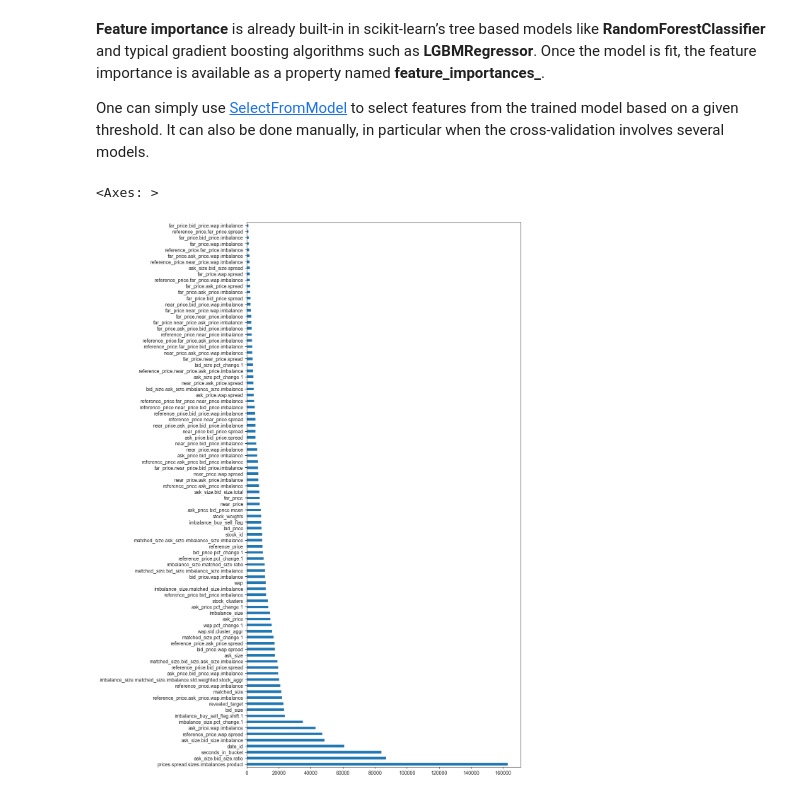
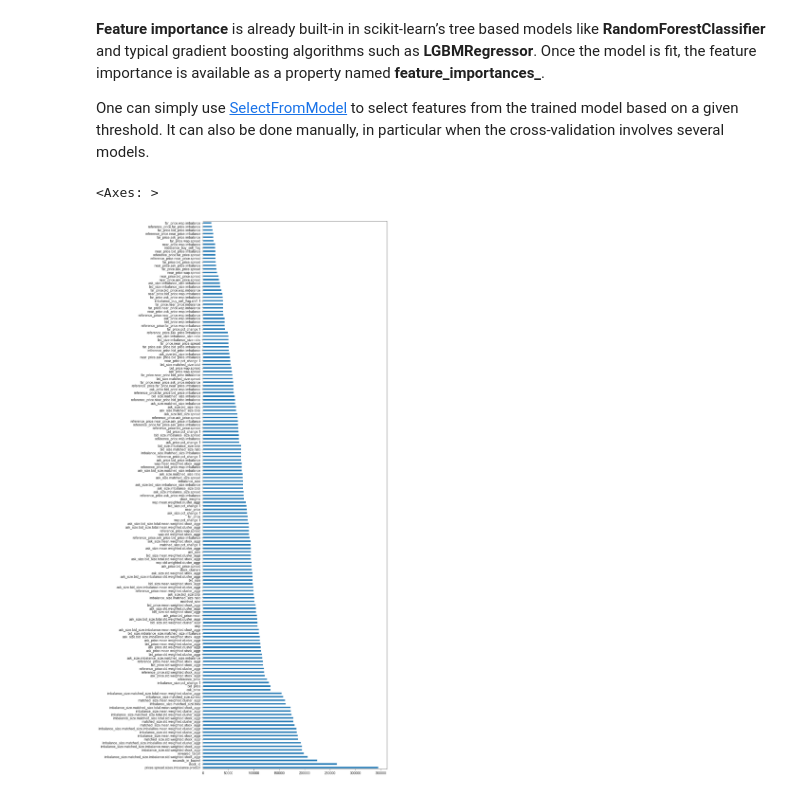
Before and after one commit to salvaba94/trading-at-the-close, a Jupyter notebook: preprocessing.ipynb, the cells around one changed output. Cells and saved outputs as stored; diff of their text form; code cells hidden in the pictures.

Commit message:
Purged & Embargo CV added, offline inference testing added

```diff
--- a/preprocessing.ipynb
+++ b/preprocessing.ipynb
@@ -88,16 +86,16 @@ def lgbm_params():
         "objective"         : "mae",
         "boosting_type"     : "gbdt",
         "max_depth"         : 9,
-        "num_leaves"        : 319,
-        "n_estimators"      : 3000,
+        "num_leaves"        : 320,
+        "n_estimators"      : 6000,
         "subsample"         : 0.82,
         "min_child_samples" : 55,
         "colsample_bytree"  : 0.66,
         "reg_alpha"         : 0.005,
         "reg_lambda"        : 0.005,
-        "learning_rate"     : 0.1,
+        "learning_rate"     : 0.05,
         "random_state"      : CFG.RANDOM_STATE,
-        "n_jobs"            : CFG.N_JOBS,
+        "n_jobs"            : 3,
         "verbose"           : -1
     }
 
@@ -107,7 +105,7 @@ def lgbm_params():
 MODEL_CFG = {
     LGBMRegressor.__name__ : {
         "params_func": lgbm_params,
-        "callbacks": [lgb.early_stopping(100), lgb.log_evaluation(50)]
+        "callbacks": [lgb.early_stopping(50), lgb.log_evaluation(100)]
     }
 }
 # %% [markdown]
@@ -722,7 +751,7 @@ X = df.drop(columns=["target"])
 
 Some models already have intrinsic properties that select the best features when it is constructed. With that, you can simply access these properties to get the scores for each feature. Let's look at some examples in the following sections.
 # %%
-from utils.validation import cross_validate
+from utils.validation import cross_validate, PurgedEmbargoSplit
 
 model_cls = CFG.MODEL
 model_cfg = MODEL_CFG[CFG.MODEL.__name__]
@@ -739,5 +768,6 @@ scores, trained_models = cross_validate(
     cv=TrainTestSplit(test_size=CFG.TEST_SIZE, n_splits=CFG.N_FOLDS),
     categorical_feature=["imbalance_buy_sell_flag", "imbalance_buy_sell_flag.shift.1"],
     callbacks=callbacks_func,
+    job_path=CFG.JOB_PATH
 )
 # %% [output]
@@ -752,3 +860,10 @@ Training until validation scores don't improve for 100 rounds
 # %% [markdown]
 Once the models have been cross-validated, extract the mean convergence iterations and train another model with the full training dataset. This will incorporate more recent data into the time-series model, which is paramount given the typical dynamics of these kind of problems.
+# %%
+from utils.files import save_model
+
+for i, model in enumerate(trained_models):
+    model_path = CFG.JOB_PATH.joinpath("models")
+    model_path.mkdir(exist_ok=True, parents=True)
+    save_model(model, file=model_path.joinpath("model-" + str(i + 1).zfill(2) + ".pkl"))
 # %%
@@ -782,14 +893,14 @@ One can simply use [SelectFromModel](https://scikit-learn.org/stable/modules/gen
 # %%
 agreggated_feature_importances = (sum([model.booster_.feature_importance(importance_type="gain") \
                                        for model in trained_models])/len(trained_models)).astype(np.int32)
 
 agreggated_feature_importances = pd.Series(agreggated_feature_importances, index=X.columns).sort_values(ascending=False)
 
-plt.figure(figsize=(10, 20))
+plt.figure(figsize=(10, 30))
 agreggated_feature_importances.plot(kind='barh')
 # %% [output]
 <Axes: >
-[figure, old version]
+[figure, new version]
 # %%
 from utils.files import dump_json
 
```
Also changed, not shown: parts of 8 cells of this notebook, 10 other files.
